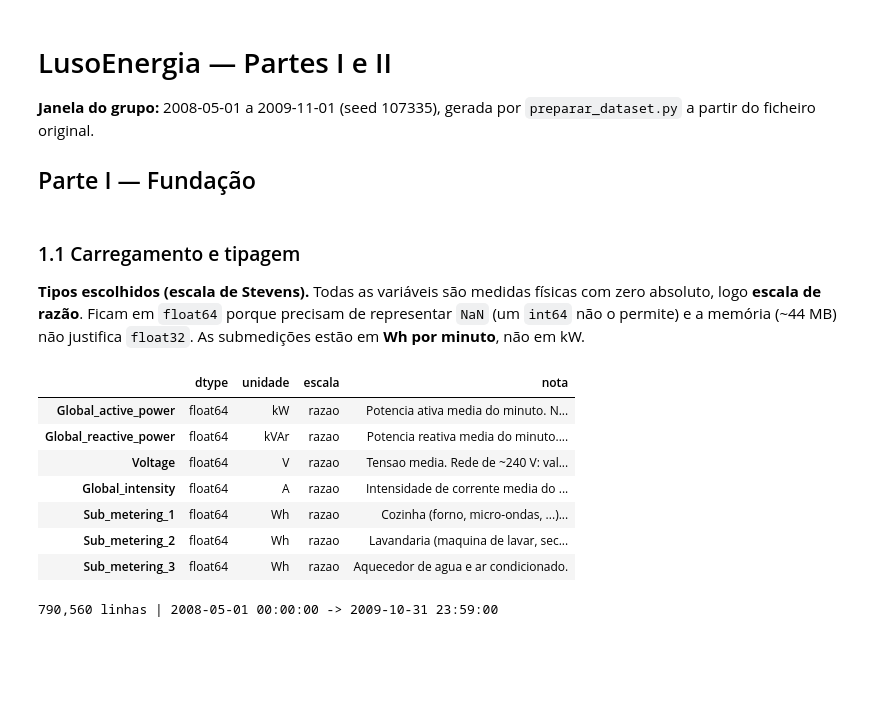
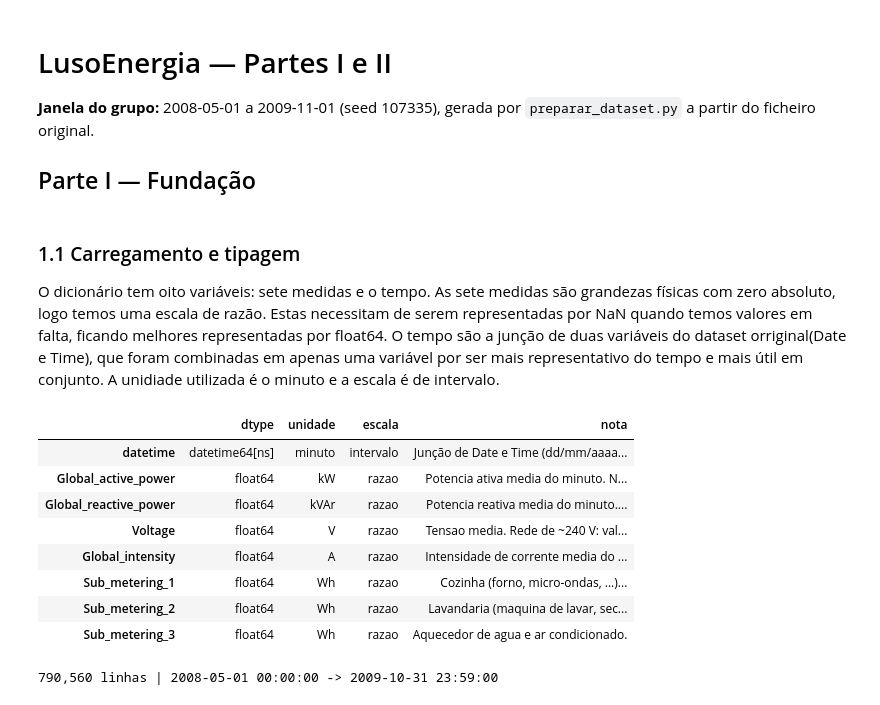
Before and after one commit to leonorrebola9/LusoEnergy_Project, a Jupyter notebook: 01_parteI_II.ipynb, the cells around one changed output. Cells and saved outputs as stored; diff of their text form; code cells hidden in the pictures; blank space fills up the shorter version.

```diff
--- a/01_parteI_II.ipynb
+++ b/01_parteI_II.ipynb
@@ -24,11 +24,18 @@ pd.set_option("display.width", 120)
 # %% [markdown]
 ### 1.1 Carregamento e tipagem
 
-**Tipos escolhidos (escala de Stevens).** Todas as variáveis são medidas físicas com zero absoluto, logo **escala de razão**. Ficam em `float64` porque precisam de representar `NaN` (um `int64` não o permite) e a memória (~44 MB) não justifica `float32`. As submedições estão em **Wh por minuto**, não em kW.
+ O dicionário tem oito variáveis: sete medidas e o tempo. As sete medidas são grandezas físicas com zero absoluto, logo temos uma escala de razão. Estas necessitam de serem representadas por NaN quando temos valores em falta, ficando melhores representadas por float64. O tempo são a junção de duas variáveis do dataset orriginal(Date e Time), que foram combinadas em apenas uma variável por ser mais representativo do tempo e mais útil em conjunto. A unidiade utilizada é o minuto e a escala é de intervalo.
 # %%
+# Aumenta o limite de caracteres exibidos por coluna
+pd.set_option("display.max_colwidth", None)
+
+# Garantir que a largura total da tabela se ajusta à largura da página/ecrã:
+pd.set_option("display.width", 1000)
+
 pd.DataFrame(DICIONARIO_DADOS).T[["dtype", "unidade", "escala", "nota"]]
 # %% [output]
 |  | dtype | unidade | escala | nota |
+| datetime | datetime64[ns] | minuto | intervalo | Junção de Date e Time (dd/mm/aaaa... |
 | Global_active_power | float64 | kW | razao | Potencia ativa media do minuto. N... |
 | Global_reactive_power | float64 | kVAr | razao | Potencia reativa media do minuto.... |
 | Voltage | float64 | V | razao | Tensao media. Rede de ~240 V: val... |
```
Also changed, not shown: parts of 11 cells of this notebook, 3 other files.
